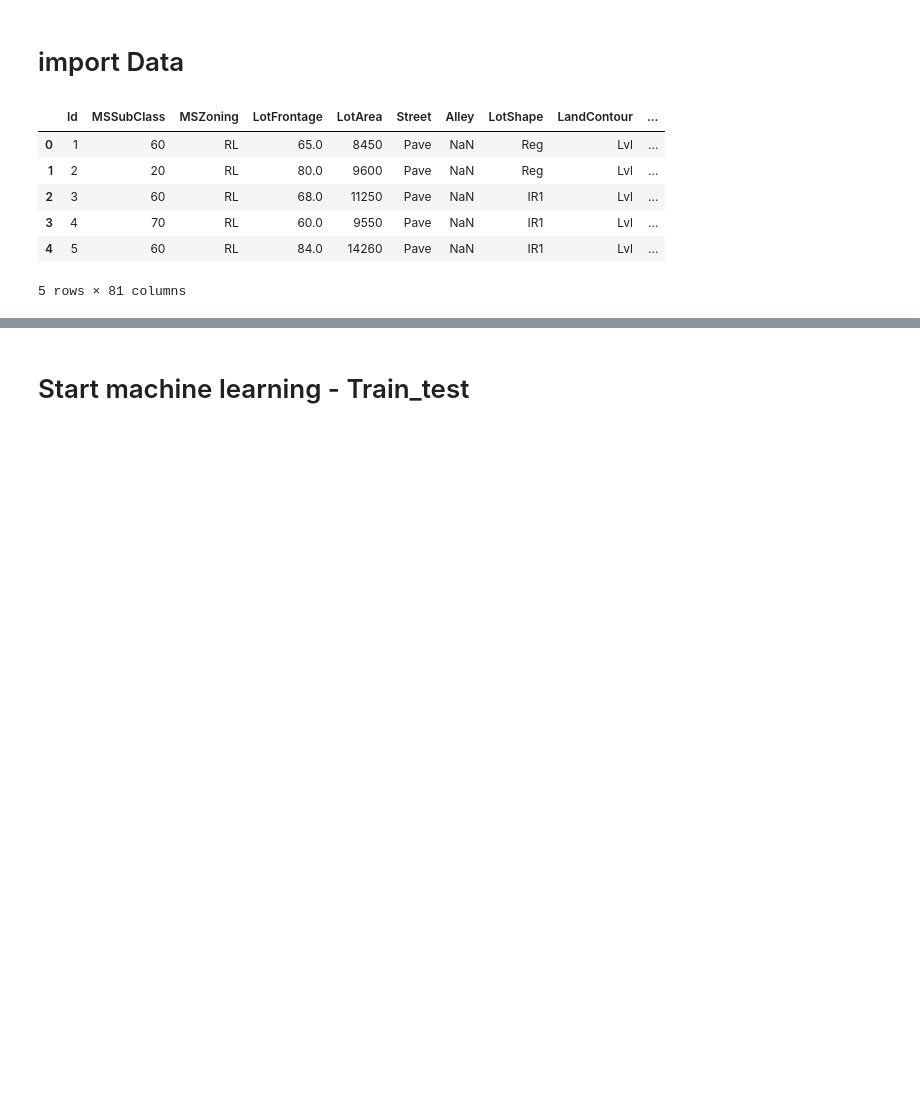
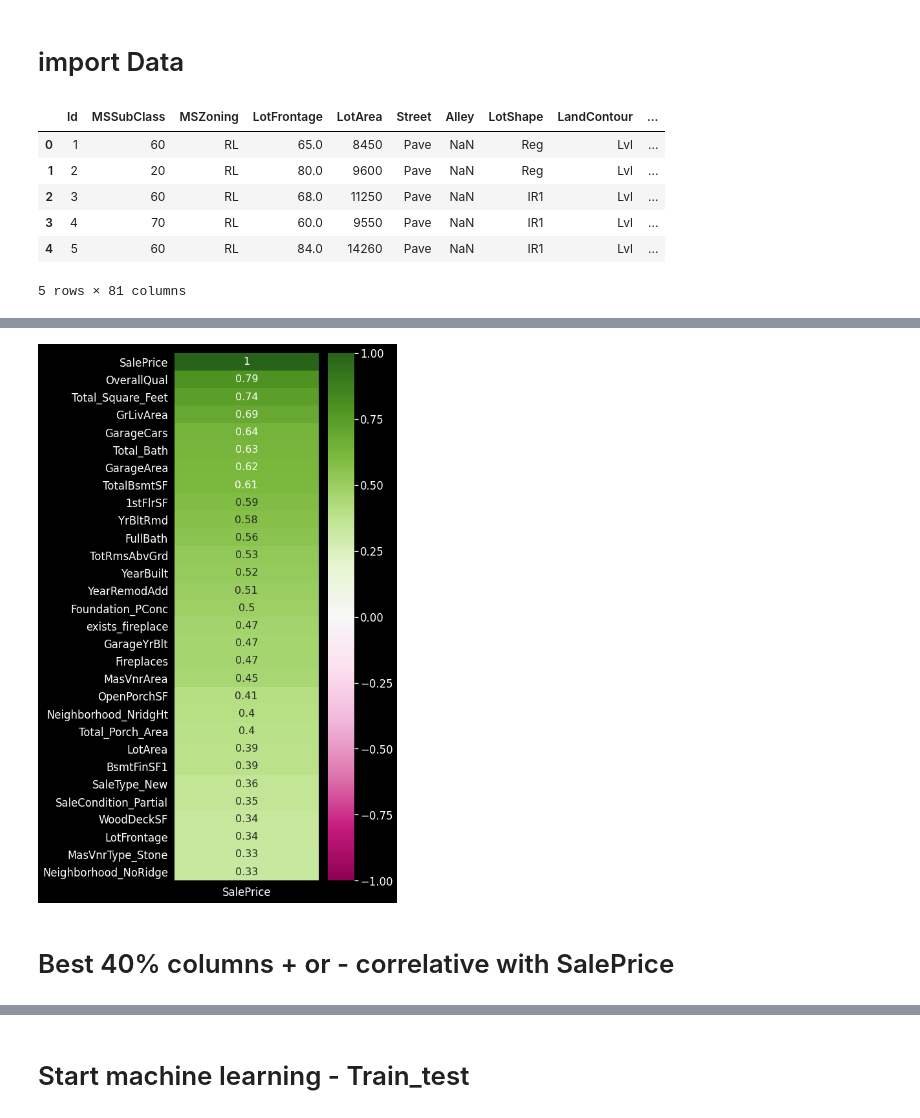
Before and after one commit to flaakira/Kaggle, a Jupyter notebook: House_prices.ipynb, the cells around one changed output, grey strips where cells are left out. Drawn from its saved outputs; the diff is of its cells as text; code cells hidden in the pictures; blank space fills up the shorter version.

```diff
--- a/House_prices.ipynb
+++ b/House_prices.ipynb
@@ -21,0 +209,3 @@ train.head()
+# %%
+for feature in skewed_features:
+    train_test[feature] = boxcox1p(train_test[feature], boxcox_normmax(train_test[feature] + 1))
@@ -21,0 +224,2 @@ train.head()
+# %%
+train_test=pd.get_dummies(train_test,dtype='int8')
@@ -21,0 +249,3 @@ train.head()
+# %%
+train=train_test[0:1460]
+test=train_test[1460:2919]
@@ -21,0 +256,3 @@ train.head()
+# %%
+train.interpolate(method='linear',inplace=True)
+test.interpolate(method='linear',inplace=True)
@@ -21,0 +267,10 @@ train.head()
+# %%
+plt.style.use('dark_background')
+corr_new_train=train.corr()
+plt.figure(figsize=(5,15))
+sb.heatmap(corr_new_train[['SalePrice']].sort_values(by=['SalePrice'],ascending=False).head(30),annot_kws={"size": 16},vmin=-1, cmap='PiYG', annot=True)
+sb.set(font_scale=2)
+# %% [output]
+[figure, added]
+# %% [markdown]
+# Best 40% columns + or - correlative with SalePrice
```
Also changed, not shown: parts of 92 cells of this notebook.
